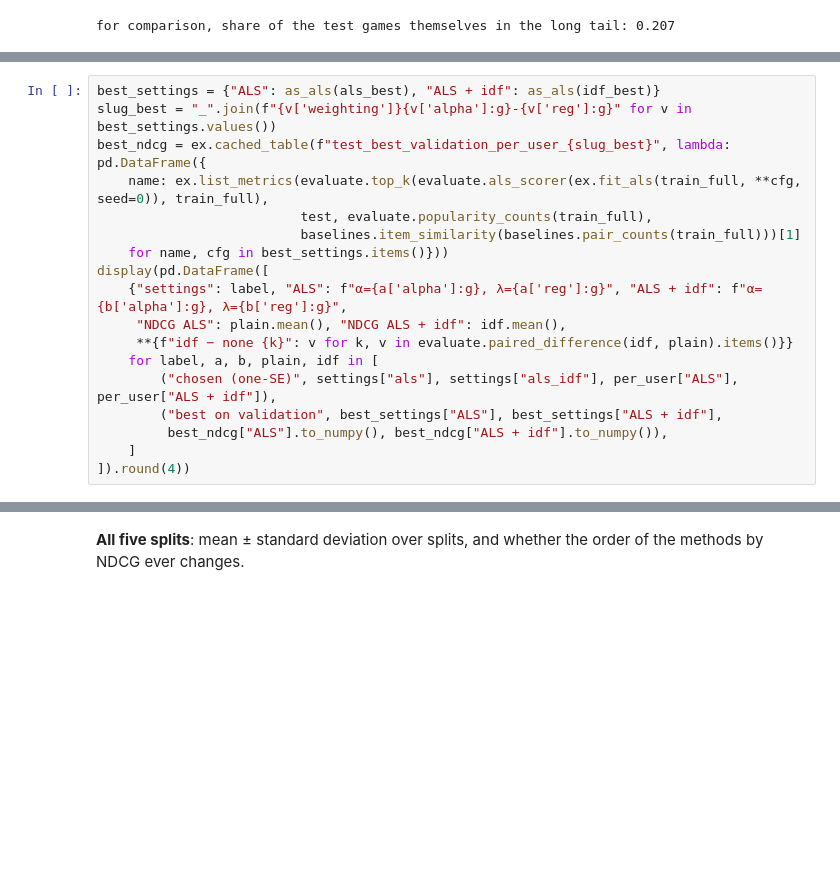
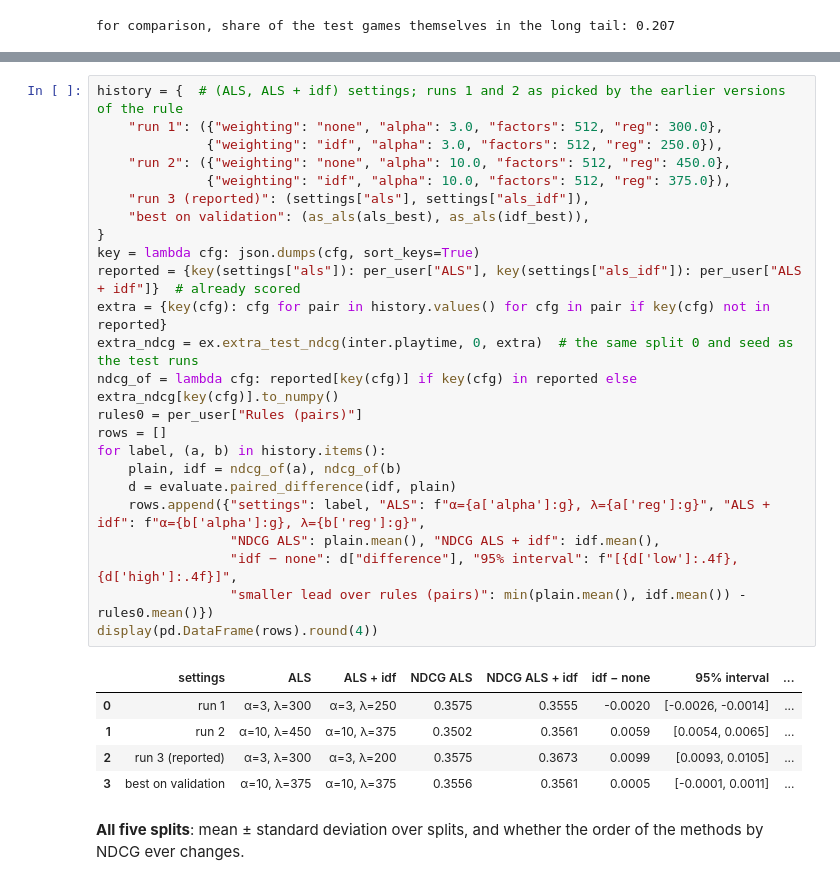
Before and after one commit to sribn/02807-computational-tools-for-data-science, a Jupyter notebook: recommender.ipynb, the cells around one changed output, grey strips where cells are left out. Cells and saved outputs as stored; diff of their text form; blank space fills up the shorter version.

```diff
--- a/recommender.ipynb
+++ b/recommender.ipynb
@@ -394,18 +407,0 @@ best course method on validation: Rules (pairs)
-# %%
-best_settings = {"ALS": as_als(als_best), "ALS + idf": as_als(idf_best)}
-slug_best = "_".join(f"{v['weighting']}{v['alpha']:g}-{v['reg']:g}" for v in best_settings.values())
-best_ndcg = ex.cached_table(f"test_best_validation_per_user_{slug_best}", lambda: pd.DataFrame({
-    name: ex.list_metrics(evaluate.top_k(evaluate.als_scorer(ex.fit_als(train_full, **cfg, seed=0)), train_full),
-                          test, evaluate.popularity_counts(train_full),
-                          baselines.item_similarity(baselines.pair_counts(train_full)))[1]
-    for name, cfg in best_settings.items()}))
-display(pd.DataFrame([
-    {"settings": label, "ALS": f"α={a['alpha']:g}, λ={a['reg']:g}", "ALS + idf": f"α={b['alpha']:g}, λ={b['reg']:g}",
-     "NDCG ALS": plain.mean(), "NDCG ALS + idf": idf.mean(),
-     **{f"idf − none {k}": v for k, v in evaluate.paired_difference(idf, plain).items()}}
-    for label, a, b, plain, idf in [
-        ("chosen (one-SE)", settings["als"], settings["als_idf"], per_user["ALS"], per_user["ALS + idf"]),
-        ("best on validation", best_settings["ALS"], best_settings["ALS + idf"],
-         best_ndcg["ALS"].to_numpy(), best_ndcg["ALS + idf"].to_numpy()),
-    ]
-]).round(4))
@@ -416,3 +415,33 @@ display(pd.DataFrame([
+# %%
+history = {  # (ALS, ALS + idf) settings; runs 1 and 2 as picked by the earlier versions of the rule
+    "run 1": ({"weighting": "none", "alpha": 3.0, "factors": 512, "reg": 300.0},
+              {"weighting": "idf", "alpha": 3.0, "factors": 512, "reg": 250.0}),
+    "run 2": ({"weighting": "none", "alpha": 10.0, "factors": 512, "reg": 450.0},
+              {"weighting": "idf", "alpha": 10.0, "factors": 512, "reg": 375.0}),
+    "run 3 (reported)": (settings["als"], settings["als_idf"]),
+    "best on validation": (as_als(als_best), as_als(idf_best)),
+}
+key = lambda cfg: json.dumps(cfg, sort_keys=True)
+reported = {key(settings["als"]): per_user["ALS"], key(settings["als_idf"]): per_user["ALS + idf"]}  # already scored
+extra = {key(cfg): cfg for pair in history.values() for cfg in pair if key(cfg) not in reported}
+extra_ndcg = ex.extra_test_ndcg(inter.playtime, 0, extra)  # the same split 0 and seed as the test runs
+ndcg_of = lambda cfg: reported[key(cfg)] if key(cfg) in reported else extra_ndcg[key(cfg)].to_numpy()
+rules0 = per_user["Rules (pairs)"]
+rows = []
+for label, (a, b) in history.items():
+    plain, idf = ndcg_of(a), ndcg_of(b)
+    d = evaluate.paired_difference(idf, plain)
+    rows.append({"settings": label, "ALS": f"α={a['alpha']:g}, λ={a['reg']:g}", "ALS + idf": f"α={b['alpha']:g}, λ={b['reg']:g}",
+                 "NDCG ALS": plain.mean(), "NDCG ALS + idf": idf.mean(),
+                 "idf − none": d["difference"], "95% interval": f"[{d['low']:.4f}, {d['high']:.4f}]",
+                 "smaller lead over rules (pairs)": min(plain.mean(), idf.mean()) - rules0.mean()})
+display(pd.DataFrame(rows).round(4))
+# %% [output]
+|  | settings | ALS | ALS + idf | NDCG ALS | NDCG ALS + idf | idf − none | 95% interval | ... |
+| 0 | run 1 | α=3, λ=300 | α=3, λ=250 | 0.3575 | 0.3555 | -0.0020 | [-0.0026, -0.0014] | ... |
+| 1 | run 2 | α=10, λ=450 | α=10, λ=375 | 0.3502 | 0.3561 | 0.0059 | [0.0054, 0.0065] | ... |
+| 2 | run 3 (reported) | α=3, λ=300 | α=3, λ=200 | 0.3575 | 0.3673 | 0.0099 | [0.0093, 0.0105] | ... |
+| 3 | best on validation | α=10, λ=375 | α=10, λ=375 | 0.3556 | 0.3561 | 0.0005 | [-0.0001, 0.0011] | ... |
 # %% [markdown]
 **All five splits**: mean ± standard deviation over splits, and whether the order of the methods by NDCG ever changes.
 # %%
```
Also changed, not shown: parts of 16 cells of this notebook, 5 other files.
